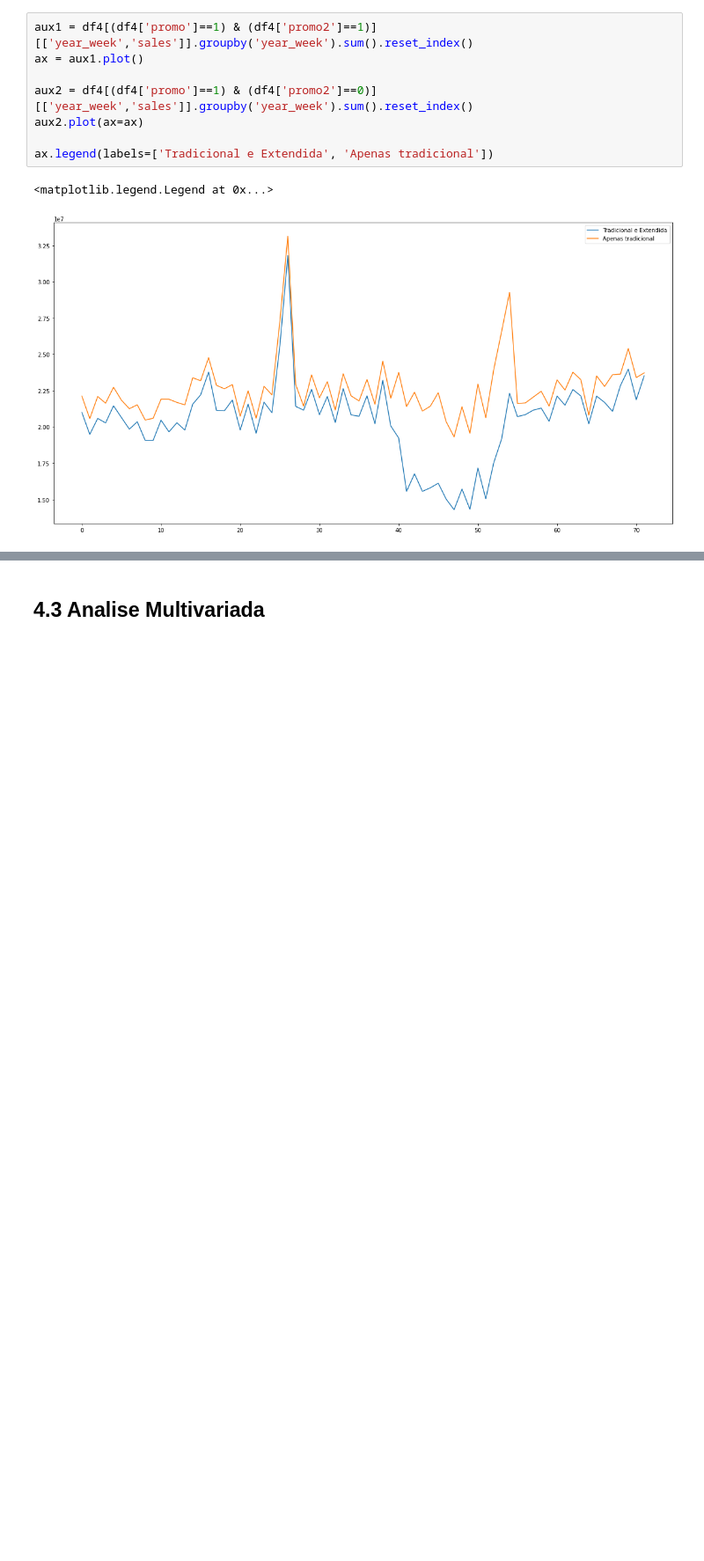
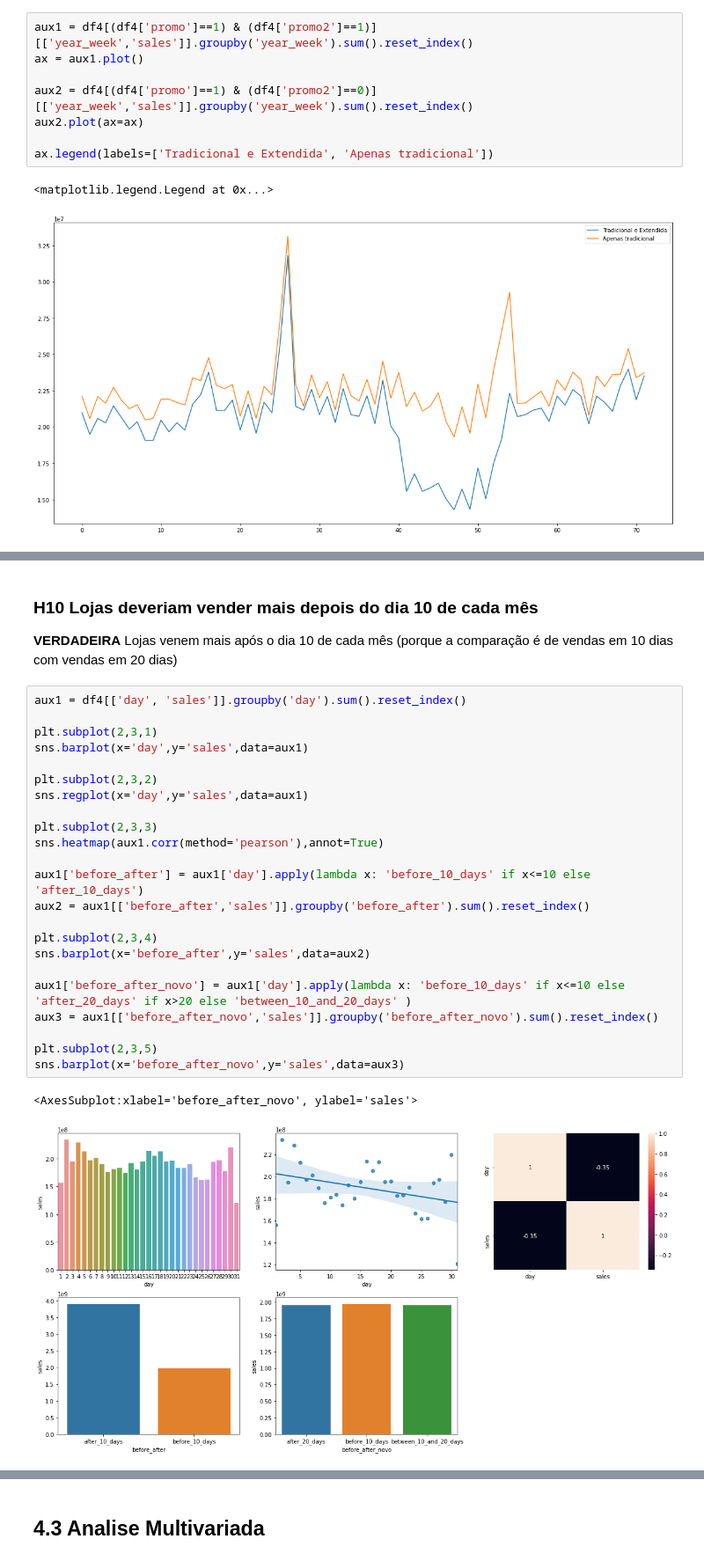
Before and after one commit to Camila90/StoreSalesPrediction, a Jupyter notebook: m04_v01_Store_sales_prediction.ipynb, the cells around one changed output, grey strips where cells are left out. Shown at 88% size. Cells and saved outputs as stored; diff of their text form; blank space fills up the shorter version.

```diff
--- a/m04_v01_Store_sales_prediction.ipynb
+++ b/m04_v01_Store_sales_prediction.ipynb
@@ -545,0 +595,29 @@ ax.legend(labels=['Tradicional e Extendida', 'Apenas tradicional'])
+# %% [markdown]
+### **H10** Lojas deveriam vender mais depois do dia 10 de cada mês
+**VERDADEIRA** Lojas venem mais após o dia 10 de cada mês (porque a comparação é de vendas em 10 dias com vendas em 20 dias)
+# %%
+aux1 = df4[['day', 'sales']].groupby('day').sum().reset_index()
+
+plt.subplot(2,3,1)
+sns.barplot(x='day',y='sales',data=aux1)
+
+plt.subplot(2,3,2)
+sns.regplot(x='day',y='sales',data=aux1)
+
+plt.subplot(2,3,3)
+sns.heatmap(aux1.corr(method='pearson'),annot=True)
+
+aux1['before_after'] = aux1['day'].apply(lambda x: 'before_10_days' if x<=10 else 'after_10_days')
+aux2 = aux1[['before_after','sales']].groupby('before_after').sum().reset_index()
+
+plt.subplot(2,3,4)
+sns.barplot(x='before_after',y='sales',data=aux2)
+
+aux1['before_after_novo'] = aux1['day'].apply(lambda x: 'before_10_days' if x<=10 else 'after_20_days' if x>20 else 'between_10_and_20_days' )
+aux3 = aux1[['before_after_novo','sales']].groupby('before_after_novo').sum().reset_index()
+
+plt.subplot(2,3,5)
+sns.barplot(x='before_after_novo',y='sales',data=aux3)
+# %% [output]
+<AxesSubplot:xlabel='before_after_novo', ylabel='sales'>
+[figure, added]
```
Also changed, not shown: parts of 10 cells of this notebook.
